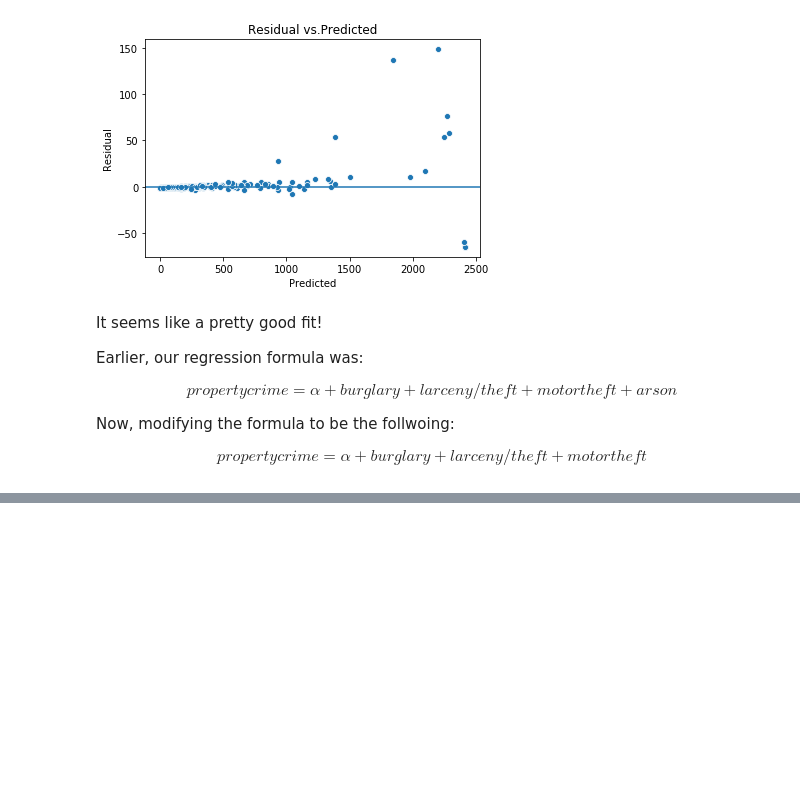
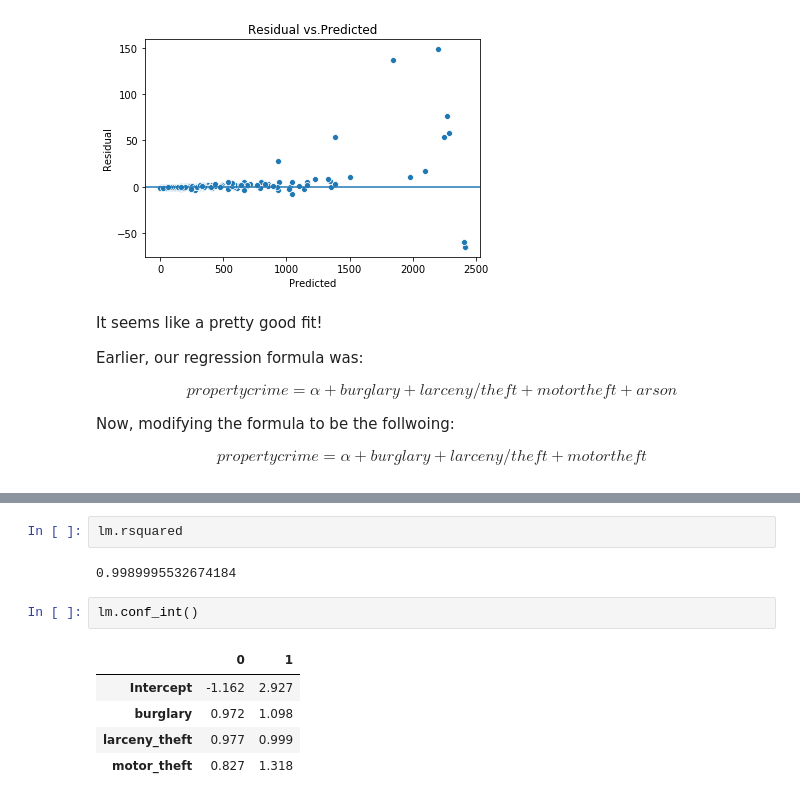
Before and after one commit to PriyankaBiswas/Data-Science, a Jupyter notebook: Unit2_SL/NYCrime/crime_regression_mymodel.ipynb, the cells around one changed output, grey strips where cells are left out. Cells and saved outputs as stored; diff of their text form; blank space fills up the shorter version.

```diff
--- a/Unit2_SL/NYCrime/crime_regression_mymodel.ipynb
+++ b/Unit2_SL/NYCrime/crime_regression_mymodel.ipynb
@@ -466,0 +499,12 @@ $$ property crime = \alpha + burglary + larceny/theft + motor theft $$
+# %%
+lm.rsquared
+# %% [output]
+0.9989995532674184
+# %%
+lm.conf_int()
+# %% [output]
+|  | 0 | 1 |
+| Intercept | -1.162 | 2.927 |
+| burglary | 0.972 | 1.098 |
+| larceny_theft | 0.977 | 0.999 |
+| motor_theft | 0.827 | 1.318 |
```
Also changed, not shown: parts of 9 cells of this notebook.
